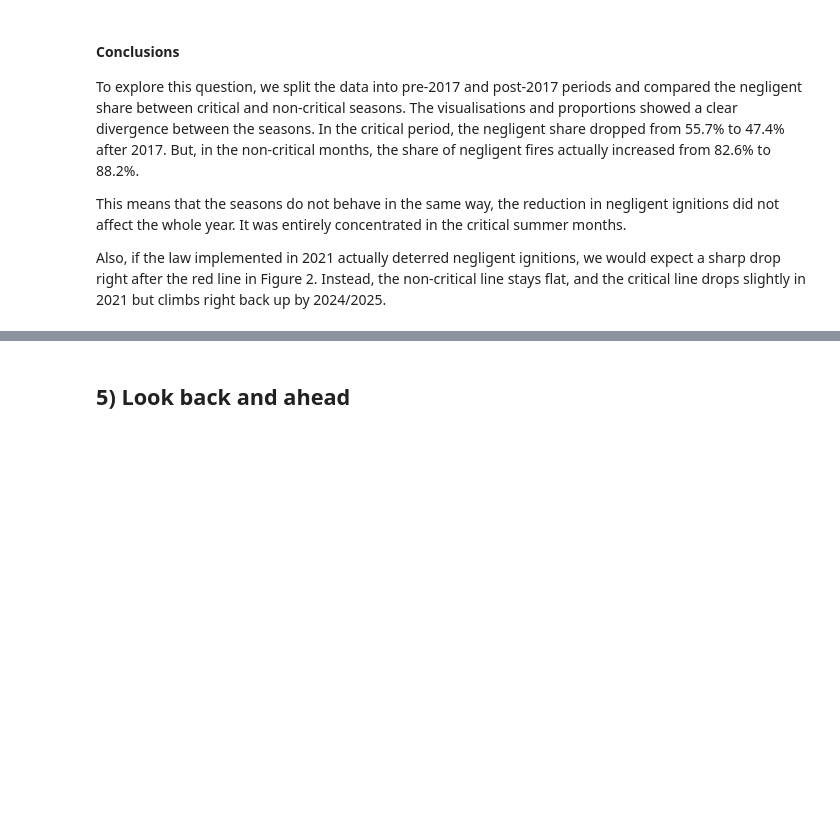
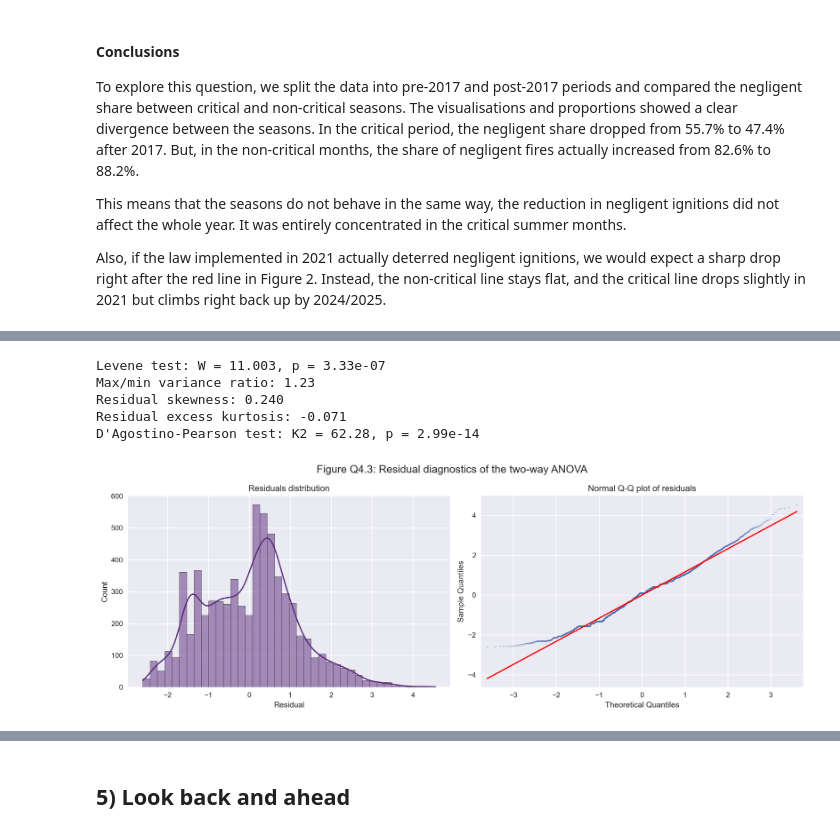
Before and after one commit to isabelamer/FCED_project, a Jupyter notebook: script1.ipynb, the cells around one changed output, grey strips where cells are left out. Cells and saved outputs as stored; diff of their text form; code cells hidden in the pictures; blank space fills up the shorter version.

Commit message:
Q4 two-way ANOVA (work in progress)

```diff
--- a/script1.ipynb
+++ b/script1.ipynb
@@ -408,0 +592,39 @@ Also, if the law implemented in 2021 actually deterred negligent ignitions, we w
+# %%
+model_q4 = smf.ols(
+    "Log_Total_Burnt_Area ~ C(Cause_Type, Sum) * C(Period, Sum)", data=q4
+).fit()
+resid = model_q4.resid
+
+# Homogeneity of variances (Levene, median-centred)
+groups_q4 = [g["Log_Total_Burnt_Area"].values
+             for _, g in q4.groupby(["Cause_Type", "Period"], observed=True)]
+lev = stats.levene(*groups_q4, center="median")
+print(f"Levene test: W = {lev.statistic:.3f}, p = {lev.pvalue:.2e}")
+
+# Ratio between the largest and the smallest group variance
+var_q4 = q4.groupby(["Cause_Type", "Period"], observed=True)["Log_Total_Burnt_Area"].var()
+print(f"Max/min variance ratio: {var_q4.max() / var_q4.min():.2f}")
+
+# Normality of residuals
+print(f"Residual skewness: {stats.skew(resid):.3f}")
+print(f"Residual excess kurtosis: {stats.kurtosis(resid):.3f}")
+k2 = stats.normaltest(resid)
+print(f"D'Agostino-Pearson test: K2 = {k2.statistic:.2f}, p = {k2.pvalue:.2e}")
+# %% [output]
+Levene test: W = 11.003, p = 3.33e-07
+Max/min variance ratio: 1.23
+Residual skewness: 0.240
+Residual excess kurtosis: -0.071
+D'Agostino-Pearson test: K2 = 62.28, p = 2.99e-14
+# %%
+fig, axes = plt.subplots(1, 2, figsize=(14, 5))
+sns.histplot(resid, bins=40, kde=True, color="#5c2a7e", ax=axes[0])
+axes[0].set_title("Residuals distribution")
+axes[0].set_xlabel("Residual")
+sm.qqplot(resid, line="s", ax=axes[1], markersize=2, alpha=0.4)
+axes[1].set_title("Normal Q-Q plot of residuals")
+fig.suptitle("Figure Q4.3: Residual diagnostics of the two-way ANOVA", fontsize=15)
+plt.tight_layout()
+plt.show()
+# %% [output]
+[figure, added]
```
Also changed, not shown: parts of 30 cells of this notebook.
